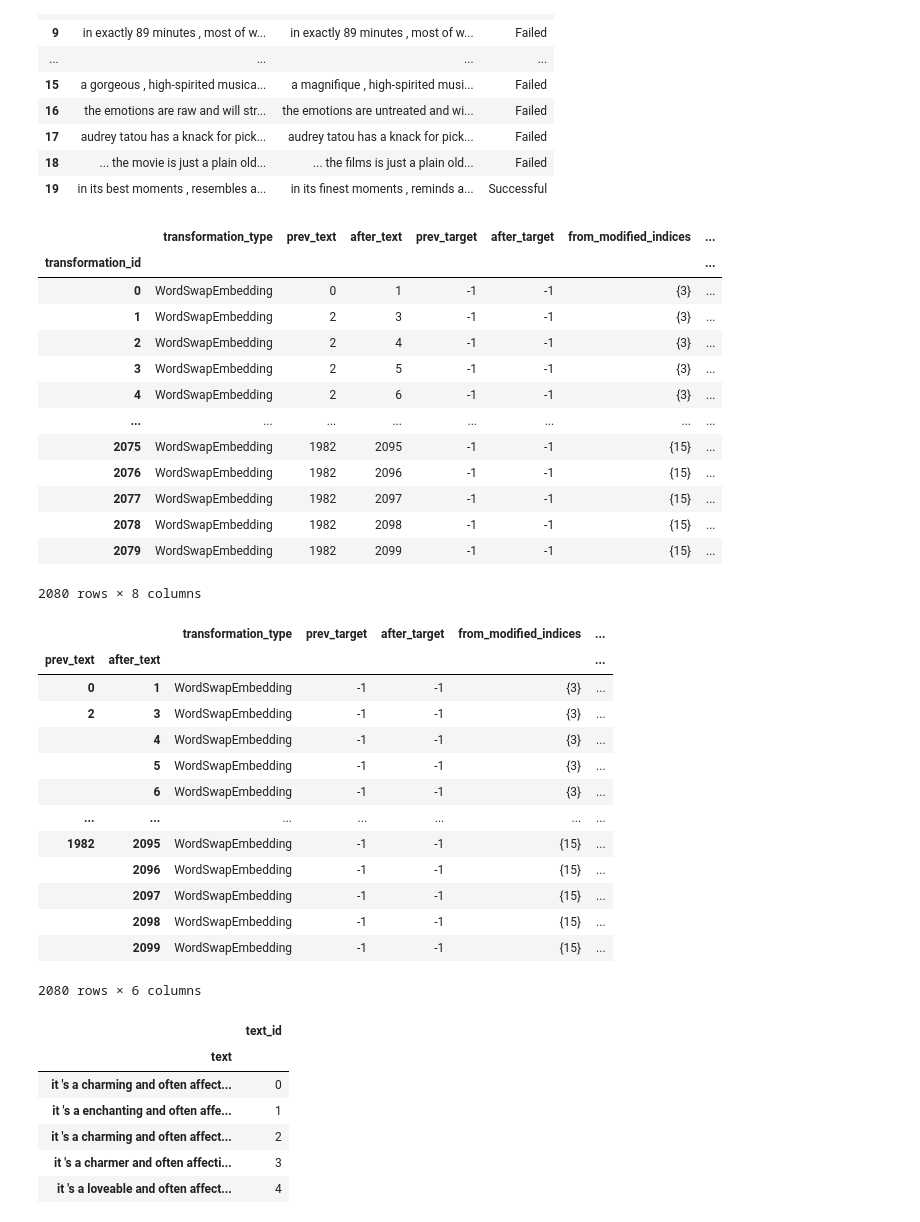
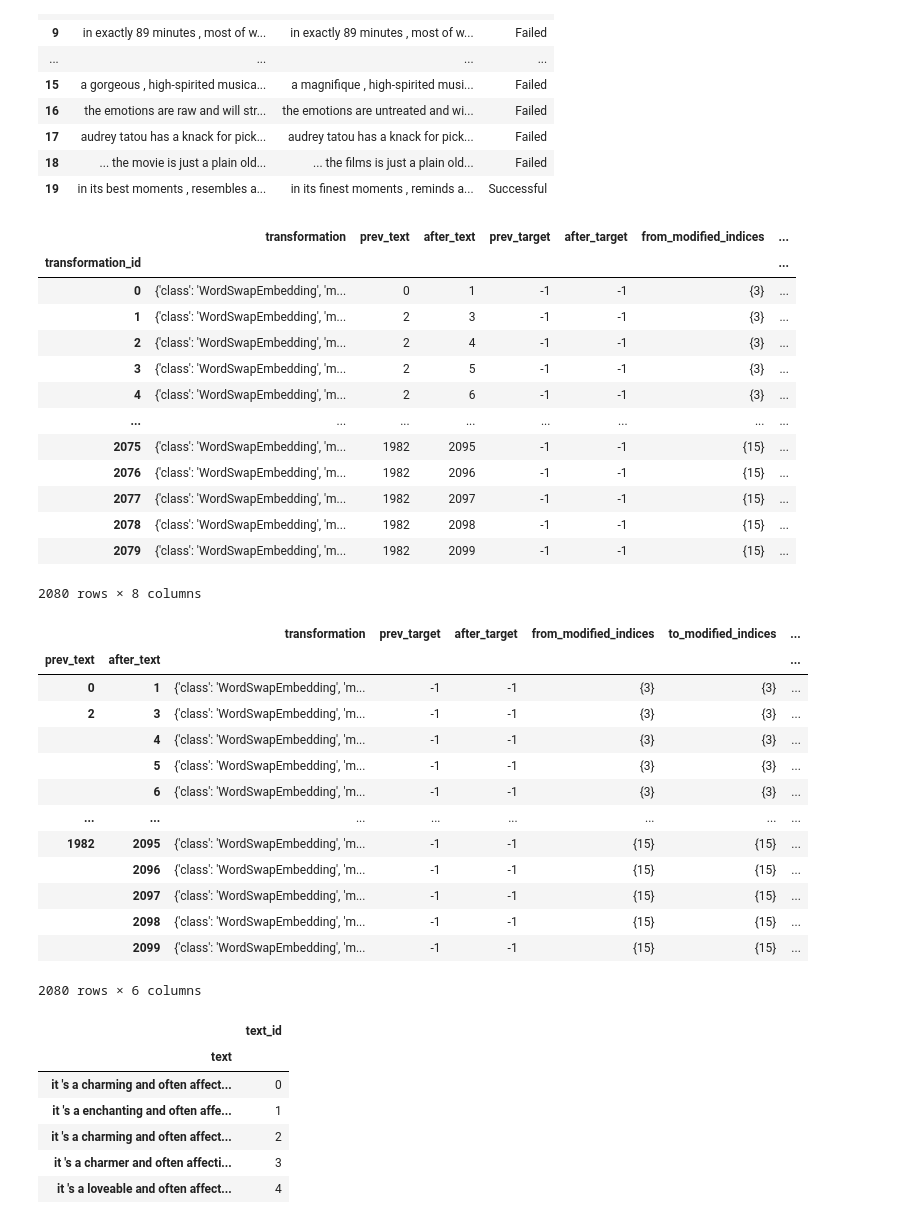
Before and after one commit to UCLA-SEAL/ProvenanceInspector, a Jupyter notebook: after/log_query_example.ipynb, the cells around one changed output. Saved outputs shown, nothing was run; the diff lists cells and outputs as text; code cells hidden in the pictures.

Commit message:
add transformation info in logs

```diff
--- a/after/log_query_example.ipynb
+++ b/after/log_query_example.ipynb
@@ -97,41 +97,41 @@ out_df
 | 18 | ... the movie is just a plain old... | ... the films is just a plain old... | Failed |
 | 19 | in its best moments , resembles a... | in its finest moments , reminds a... | Successful |
 # %%
-transformation_log = pd.read_csv('../results/transformation.csv', index_col=0, names = ["transformation_id","transformation_type",
+transformation_log = pd.read_csv('../results/transformation.csv', index_col=0, names = ["transformation_id","transformation",
             "prev_text", "after_text", "prev_target", "after_target","from_modified_indices", "to_modified_indices", "changes"])
 transformation_log
 # %% [output]
-|  | transformation_type | prev_text | after_text | prev_target | after_target | from_modified_indices | ... |
+|  | transformation | prev_text | after_text | prev_target | after_target | from_modified_indices | ... |
 | transformation_id |  |  |  |  |  |  | ... |
-| 0 | WordSwapEmbedding | 0 | 1 | -1 | -1 | {3} | ... |
-| 1 | WordSwapEmbedding | 2 | 3 | -1 | -1 | {3} | ... |
-| 2 | WordSwapEmbedding | 2 | 4 | -1 | -1 | {3} | ... |
-| 3 | WordSwapEmbedding | 2 | 5 | -1 | -1 | {3} | ... |
-| 4 | WordSwapEmbedding | 2 | 6 | -1 | -1 | {3} | ... |
+| 0 | {'class': 'WordSwapEmbedding', 'm... | 0 | 1 | -1 | -1 | {3} | ... |
+| 1 | {'class': 'WordSwapEmbedding', 'm... | 2 | 3 | -1 | -1 | {3} | ... |
+| 2 | {'class': 'WordSwapEmbedding', 'm... | 2 | 4 | -1 | -1 | {3} | ... |
+| 3 | {'class': 'WordSwapEmbedding', 'm... | 2 | 5 | -1 | -1 | {3} | ... |
+| 4 | {'class': 'WordSwapEmbedding', 'm... | 2 | 6 | -1 | -1 | {3} | ... |
 | ... | ... | ... | ... | ... | ... | ... | ... |
-| 2075 | WordSwapEmbedding | 1982 | 2095 | -1 | -1 | {15} | ... |
-| 2076 | WordSwapEmbedding | 1982 | 2096 | -1 | -1 | {15} | ... |
-| 2077 | WordSwapEmbedding | 1982 | 2097 | -1 | -1 | {15} | ... |
-| 2078 | WordSwapEmbedding | 1982 | 2098 | -1 | -1 | {15} | ... |
-| 2079 | WordSwapEmbedding | 1982 | 2099 | -1 | -1 | {15} | ... |
+| 2075 | {'class': 'WordSwapEmbedding', 'm... | 1982 | 2095 | -1 | -1 | {15} | ... |
+| 2076 | {'class': 'WordSwapEmbedding', 'm... | 1982 | 2096 | -1 | -1 | {15} | ... |
+| 2077 | {'class': 'WordSwapEmbedding', 'm... | 1982 | 2097 | -1 | -1 | {15} | ... |
+| 2078 | {'class': 'WordSwapEmbedding', 'm... | 1982 | 2098 | -1 | -1 | {15} | ... |
+| 2079 | {'class': 'WordSwapEmbedding', 'm... | 1982 | 2099 | -1 | -1 | {15} | ... |
 2080 rows × 8 columns
 # %%
 edge_to_transformation = transformation_log.set_index(['prev_text', 'after_text'])
 edge_to_transformation
 # %% [output]
-|  |  | transformation_type | prev_target | after_target | from_modified_indices | ... |
-| prev_text | after_text |  |  |  |  | ... |
-| 0 | 1 | WordSwapEmbedding | -1 | -1 | {3} | ... |
-| 2 | 3 | WordSwapEmbedding | -1 | -1 | {3} | ... |
-|  | 4 | WordSwapEmbedding | -1 | -1 | {3} | ... |
-|  | 5 | WordSwapEmbedding | -1 | -1 | {3} | ... |
-|  | 6 | WordSwapEmbedding | -1 | -1 | {3} | ... |
-| ... | ... | ... | ... | ... | ... | ... |
-| 1982 | 2095 | WordSwapEmbedding | -1 | -1 | {15} | ... |
-|  | 2096 | WordSwapEmbedding | -1 | -1 | {15} | ... |
-|  | 2097 | WordSwapEmbedding | -1 | -1 | {15} | ... |
-|  | 2098 | WordSwapEmbedding | -1 | -1 | {15} | ... |
-|  | 2099 | WordSwapEmbedding | -1 | -1 | {15} | ... |
+|  |  | transformation | prev_target | after_target | from_modified_indices | to_modified_indices | ... |
+| prev_text | after_text |  |  |  |  |  | ... |
+| 0 | 1 | {'class': 'WordSwapEmbedding', 'm... | -1 | -1 | {3} | {3} | ... |
+| 2 | 3 | {'class': 'WordSwapEmbedding', 'm... | -1 | -1 | {3} | {3} | ... |
+|  | 4 | {'class': 'WordSwapEmbedding', 'm... | -1 | -1 | {3} | {3} | ... |
+|  | 5 | {'class': 'WordSwapEmbedding', 'm... | -1 | -1 | {3} | {3} | ... |
+|  | 6 | {'class': 'WordSwapEmbedding', 'm... | -1 | -1 | {3} | {3} | ... |
+| ... | ... | ... | ... | ... | ... | ... | ... |
+| 1982 | 2095 | {'class': 'WordSwapEmbedding', 'm... | -1 | -1 | {15} | {15} | ... |
+|  | 2096 | {'class': 'WordSwapEmbedding', 'm... | -1 | -1 | {15} | {15} | ... |
+|  | 2097 | {'class': 'WordSwapEmbedding', 'm... | -1 | -1 | {15} | {15} | ... |
+|  | 2098 | {'class': 'WordSwapEmbedding', 'm... | -1 | -1 | {15} | {15} | ... |
+|  | 2099 | {'class': 'WordSwapEmbedding', 'm... | -1 | -1 | {15} | {15} | ... |
 2080 rows × 6 columns
 # %%
 edges_df = transformation_log[['prev_text','after_text']]
```
Also changed, not shown: parts of 8 cells of this notebook, 6 other files.
